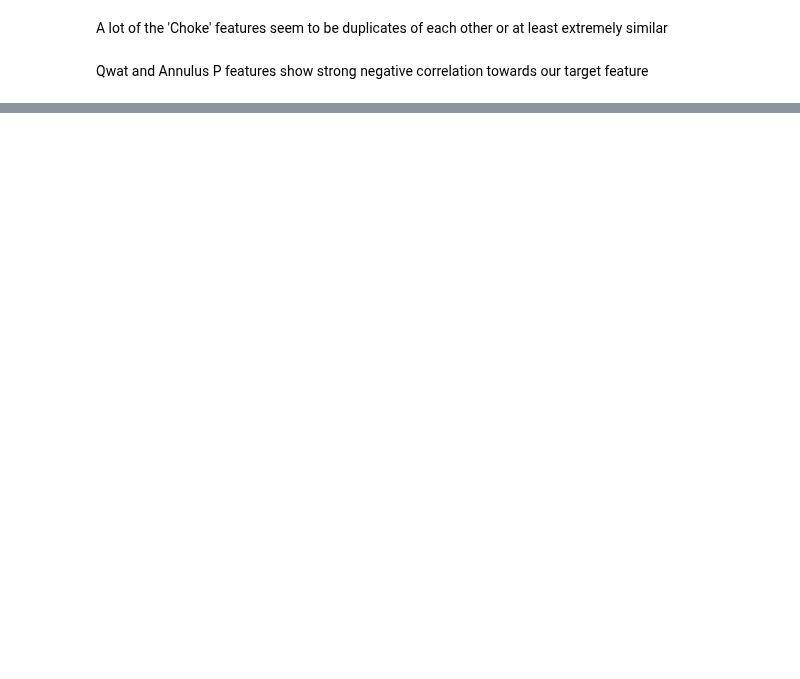
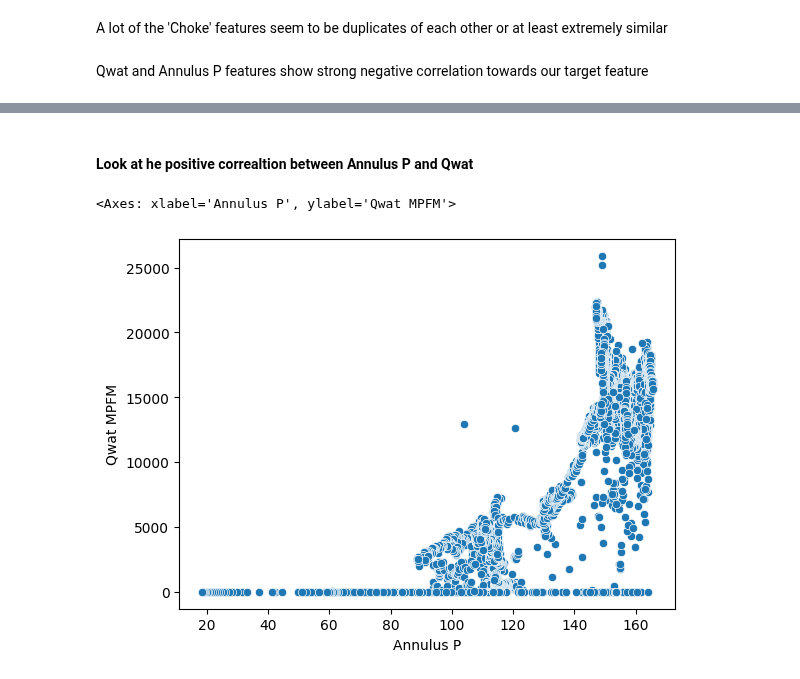
Before and after one commit to mattwagon/oil_production_prediction, a Jupyter notebook: notebooks/matt - data_cleaning.ipynb, the cells around one changed output, grey strips where cells are left out. Saved outputs shown, nothing was run; the diff lists cells and outputs as text; code cells hidden in the pictures; blank space fills up the shorter version.

Commit message:
Added scatterplot of Annulus P and Qwat

```diff
--- a/notebooks/matt - data_cleaning.ipynb
+++ b/notebooks/matt - data_cleaning.ipynb
@@ -129,0 +193,7 @@ for ax, feature in zip(axes.flat, neg_corr_features):
+# %% [markdown]
+#### Look at he positive correaltion between Annulus P and Qwat
+# %%
+sns.scatterplot(data=df_to_impute, x='Annulus P', y='Qwat MPFM')
+# %% [output]
+<Axes: xlabel='Annulus P', ylabel='Qwat MPFM'>
+[figure, added]
```
Also changed, not shown: parts of 34 cells of this notebook.
